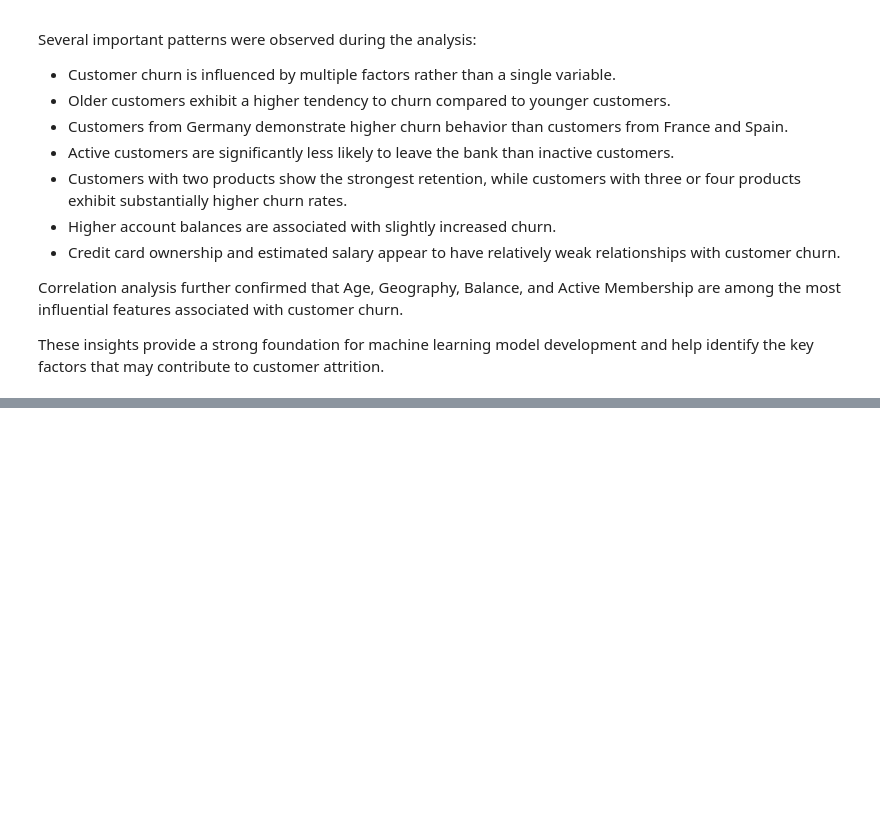
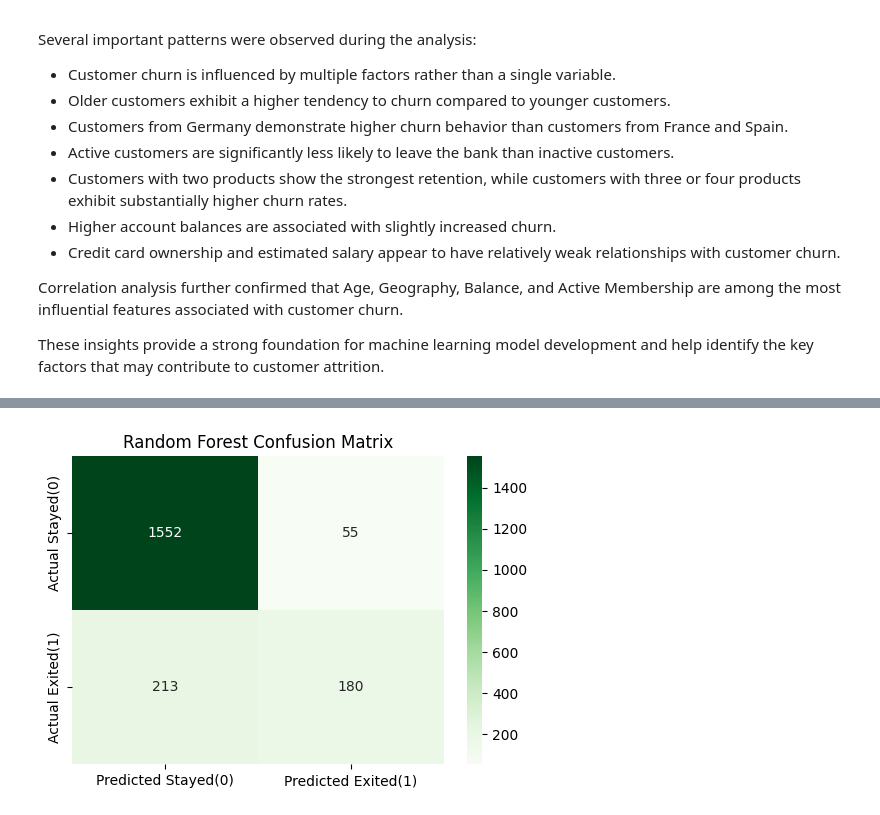
Before and after one commit to huzaifawaheed2/DevelopersHub-Corporation-Internship, a Jupyter notebook: Project-03-Customer-Churn-Prediction/notebooks/customer_churn_prediction.ipynb, the cells around one changed output, grey strips where cells are left out. Drawn from its saved outputs; the diff is of its cells as text; code cells hidden in the pictures; blank space fills up the shorter version.

```diff
--- a/Project-03-Customer-Churn-Prediction/notebooks/customer_churn_prediction.ipynb
+++ b/Project-03-Customer-Churn-Prediction/notebooks/customer_churn_prediction.ipynb
@@ -1874,0 +2270,23 @@ These insights provide a strong foundation for machine learning model developmen
+# %%
+# Generate confusion matrix
+
+cm_rf = confusion_matrix(
+    y_test,
+    y_pred_rf
+)
+
+# Create readable confusion matrix table
+
+cm_rf_df = pd.DataFrame(
+    cm_rf,
+    index=[
+        "Actual Stayed(0)",
+        "Actual Exited(1)"
+    ],
+    columns=[
+        "Predicted Stayed(0)",
+        "Predicted Exited(1)"
+    ]
+)
+
+cm_rf_df
@@ -1874,0 +2317,17 @@ These insights provide a strong foundation for machine learning model developmen
+# %%
+# Create confusion matrix heatmap
+
+plt.figure(figsize=(6,4))
+
+sns.heatmap(
+    cm_rf_df,
+    annot=True,
+    fmt="d",
+    cmap="Greens"
+)
+
+plt.title("Random Forest Confusion Matrix")
+
+plt.show()
+# %% [output]
+[figure, added]
```
Also changed, not shown: parts of 52 cells of this notebook.
